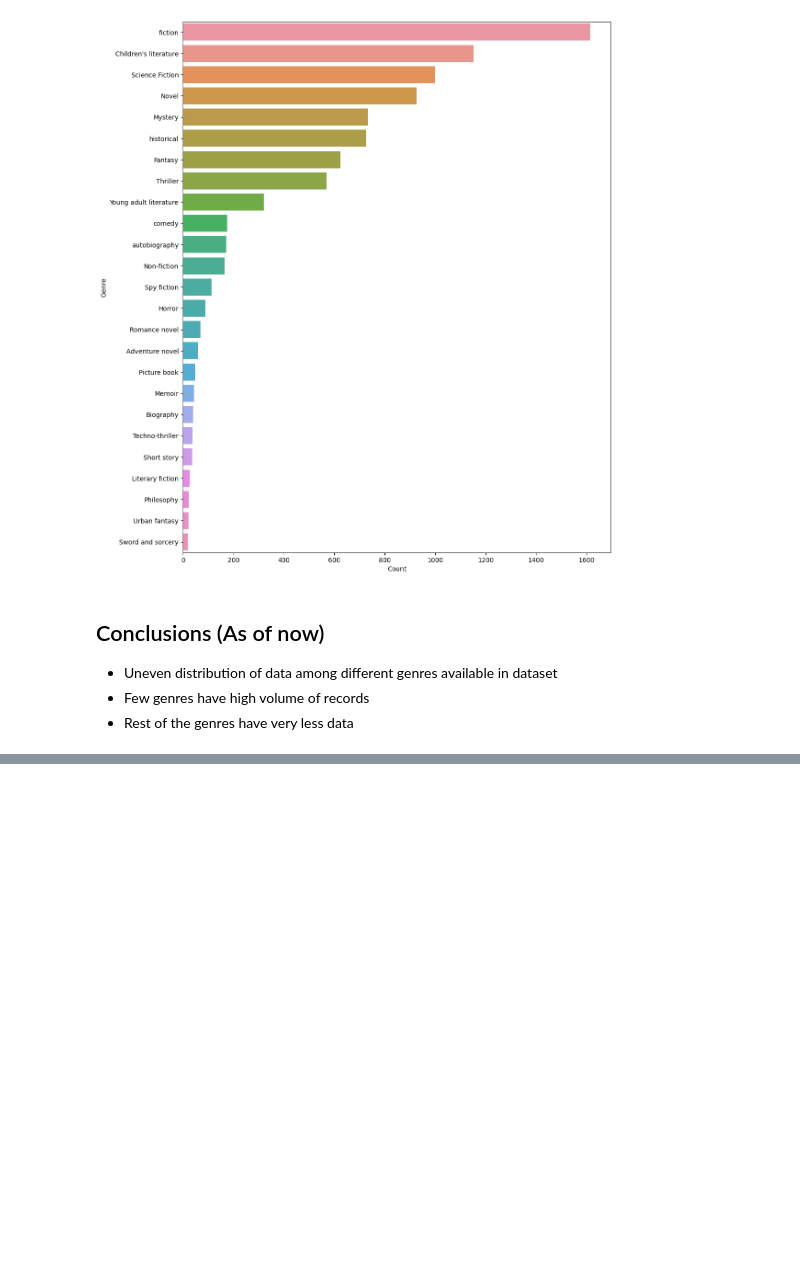
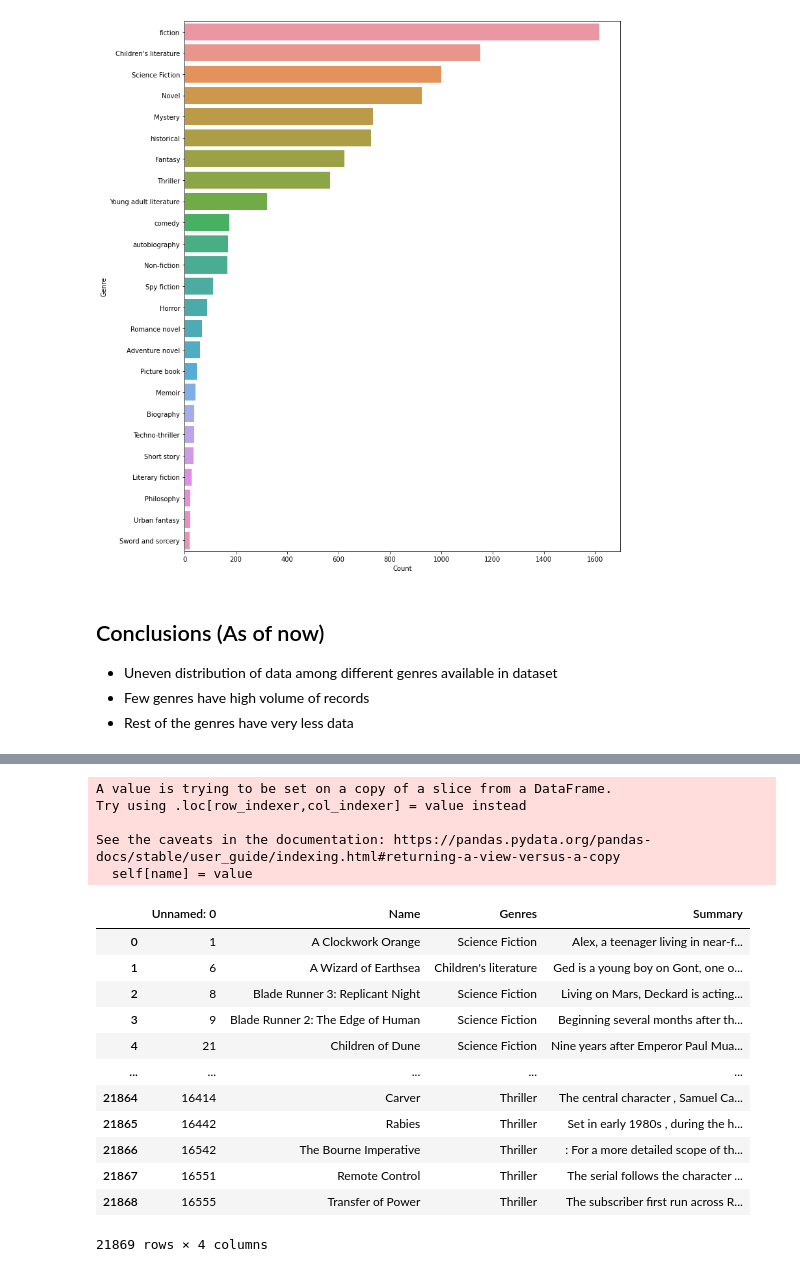
Before and after one commit to docmhvr/CMPE_255_Book_Genre_Prediction, a Jupyter notebook: Data Extraction/CMUBookSummaryDataset.ipynb, the cells around one changed output, grey strips where cells are left out. Saved outputs shown, nothing was run; the diff lists cells and outputs as text; code cells hidden in the pictures; blank space fills up the shorter version.

```diff
--- a/Data Extraction/CMUBookSummaryDataset.ipynb
+++ b/Data Extraction/CMUBookSummaryDataset.ipynb
@@ -166,0 +175,33 @@ def augmentdata(g,n):
+# %%
+#augmenting different genres different number of times so that overall distribution is even
+from tqdm import tqdm
+for g in glist2:
+    augmentdata(g,10)
+
+for g in tqdm(glist3):
+    augmentdata(g,8)
+
+for g in tqdm(glist4):
+    augmentdata(g,1)
+# %% [output]
+A value is trying to be set on a copy of a slice from a DataFrame.
+Try using .loc[row_indexer,col_indexer] = value instead
+
+See the caveats in the documentation: https://pandas.pydata.org/pandas-docs/stable/user_guide/indexing.html#returning-a-view-versus-a-copy
+  self[name] = value
+# %%
+df
+# %% [output]
+|  | Unnamed: 0 | Name | Genres | Summary |
+| 0 | 1 | A Clockwork Orange | Science Fiction | Alex, a teenager living in near-f... |
+| 1 | 6 | A Wizard of Earthsea | Children's literature | Ged is a young boy on Gont, one o... |
+| 2 | 8 | Blade Runner 3: Replicant Night | Science Fiction | Living on Mars, Deckard is acting... |
+| 3 | 9 | Blade Runner 2: The Edge of Human | Science Fiction | Beginning several months after th... |
+| 4 | 21 | Children of Dune | Science Fiction | Nine years after Emperor Paul Mua... |
+| ... | ... | ... | ... | ... |
+| 21864 | 16414 | Carver | Thriller | The central character , Samuel Ca... |
+| 21865 | 16442 | Rabies | Thriller | Set in early 1980s , during the h... |
+| 21866 | 16542 | The Bourne Imperative | Thriller | : For a more detailed scope of th... |
+| 21867 | 16551 | Remote Control | Thriller | The serial follows the character ... |
+| 21868 | 16555 | Transfer of Power | Thriller | The subscriber first run across R... |
+21869 rows × 4 columns
```
Also changed, not shown: parts of 18 cells of this notebook.
